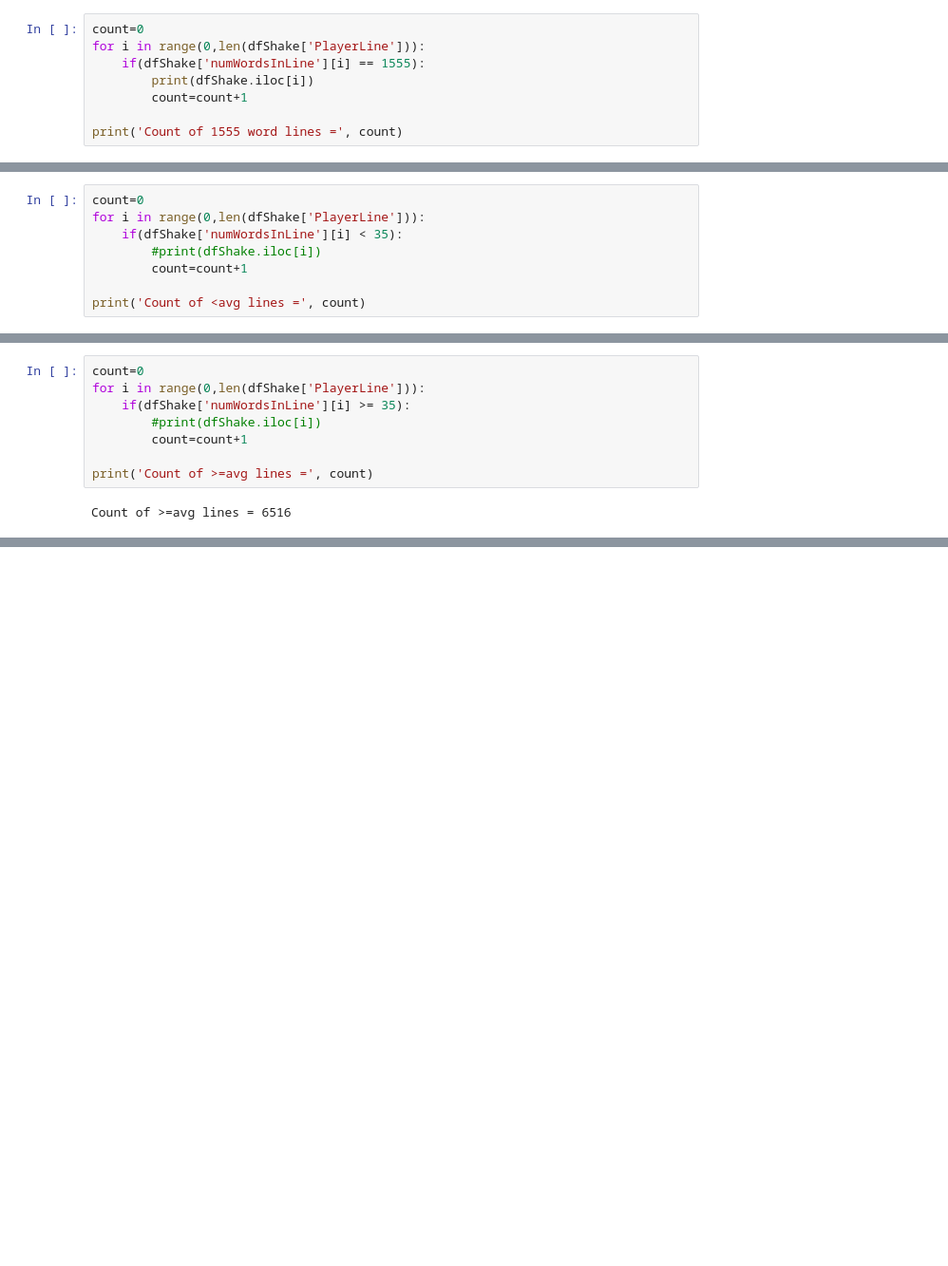
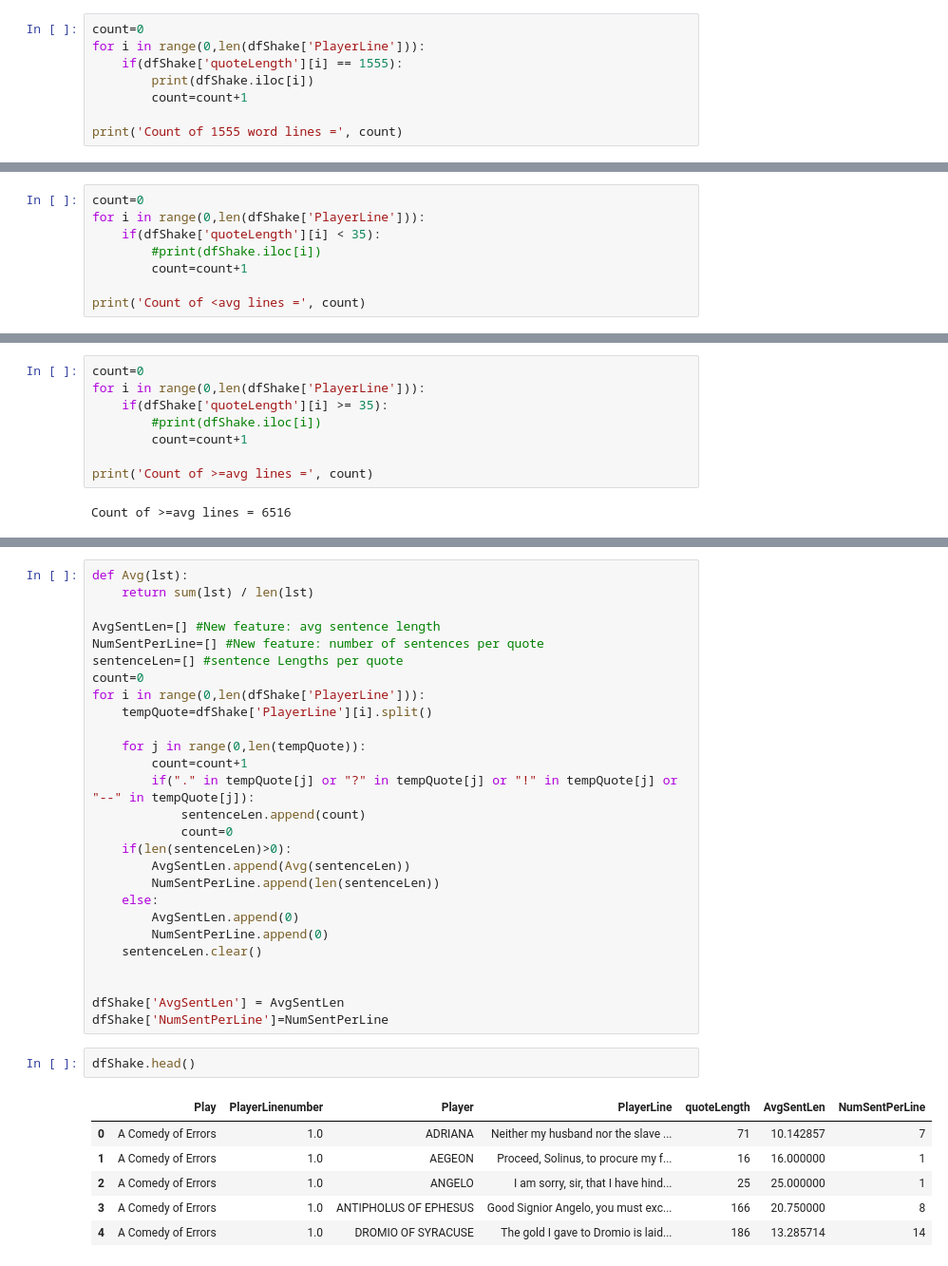
Before and after one commit to anissakhan/731-Project-2-Khan, a Jupyter notebook: Notebooks/731Project2-Notebook.ipynb, the cells around one changed output, grey strips where cells are left out. Shown: that part at 95% size. Drawn from its saved outputs; the diff is of its cells as text; blank space fills up the shorter version.

```diff
--- a/Notebooks/731Project2-Notebook.ipynb
+++ b/Notebooks/731Project2-Notebook.ipynb
@@ -219,7 +219,7 @@ Check how many times there are 1555 word lines:
 # %%
 count=0
 for i in range(0,len(dfShake['PlayerLine'])):
-    if(dfShake['numWordsInLine'][i] == 1555):
+    if(dfShake['quoteLength'][i] == 1555):
         print(dfShake.iloc[i])
         count=count+1
 
@@ -237,7 +237,7 @@ Check how many times there are < and >= an average # word lines (35):
 # %%
 count=0
 for i in range(0,len(dfShake['PlayerLine'])):
-    if(dfShake['numWordsInLine'][i] < 35):
+    if(dfShake['quoteLength'][i] < 35):
         #print(dfShake.iloc[i])
         count=count+1
 
@@ -247,7 +247,7 @@ Count of <avg lines = 15750
 # %%
 count=0
 for i in range(0,len(dfShake['PlayerLine'])):
-    if(dfShake['numWordsInLine'][i] >= 35):
+    if(dfShake['quoteLength'][i] >= 35):
         #print(dfShake.iloc[i])
         count=count+1
 
@@ -256,0 +268,36 @@ Count of >=avg lines = 6516
+# %%
+def Avg(lst):
+    return sum(lst) / len(lst)
+
+AvgSentLen=[] #New feature: avg sentence length
+NumSentPerLine=[] #New feature: number of sentences per quote
+sentenceLen=[] #sentence Lengths per quote
+count=0
+for i in range(0,len(dfShake['PlayerLine'])):
+    tempQuote=dfShake['PlayerLine'][i].split()
+
+    for j in range(0,len(tempQuote)):
+        count=count+1
+        if("." in tempQuote[j] or "?" in tempQuote[j] or "!" in tempQuote[j] or "--" in tempQuote[j]):
+            sentenceLen.append(count)
+            count=0
+    if(len(sentenceLen)>0):
+        AvgSentLen.append(Avg(sentenceLen))
+        NumSentPerLine.append(len(sentenceLen))
+    else:
+        AvgSentLen.append(0)
+        NumSentPerLine.append(0)
+    sentenceLen.clear()
+
+
+dfShake['AvgSentLen'] = AvgSentLen
+dfShake['NumSentPerLine']=NumSentPerLine
+# %%
+dfShake.head()
+# %% [output]
+|  | Play | PlayerLinenumber | Player | PlayerLine | quoteLength | AvgSentLen | NumSentPerLine |
+| 0 | A Comedy of Errors | 1.0 | ADRIANA | Neither my husband nor the slave ... | 71 | 10.142857 | 7 |
+| 1 | A Comedy of Errors | 1.0 | AEGEON | Proceed, Solinus, to procure my f... | 16 | 16.000000 | 1 |
+| 2 | A Comedy of Errors | 1.0 | ANGELO | I am sorry, sir, that I have hind... | 25 | 25.000000 | 1 |
+| 3 | A Comedy of Errors | 1.0 | ANTIPHOLUS OF EPHESUS | Good Signior Angelo, you must exc... | 166 | 20.750000 | 8 |
+| 4 | A Comedy of Errors | 1.0 | DROMIO OF SYRACUSE | The gold I gave to Dromio is laid... | 186 | 13.285714 | 14 |
```
Also changed, not shown: parts of 15 cells of this notebook, 1 other file.
